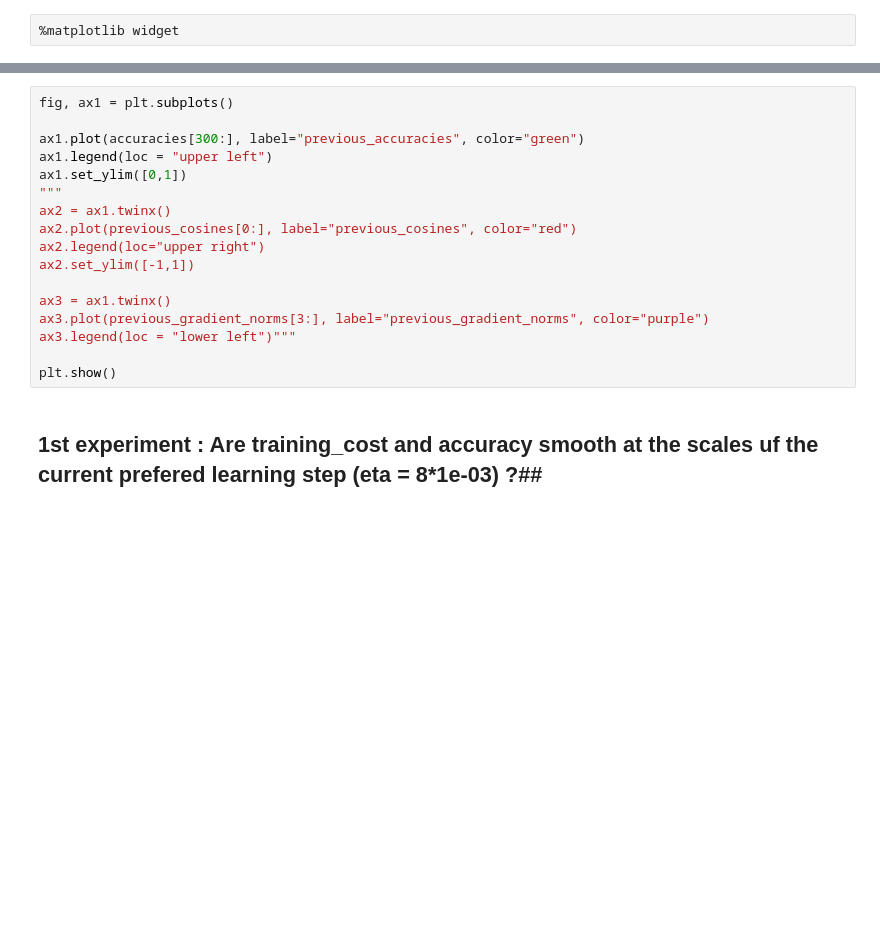
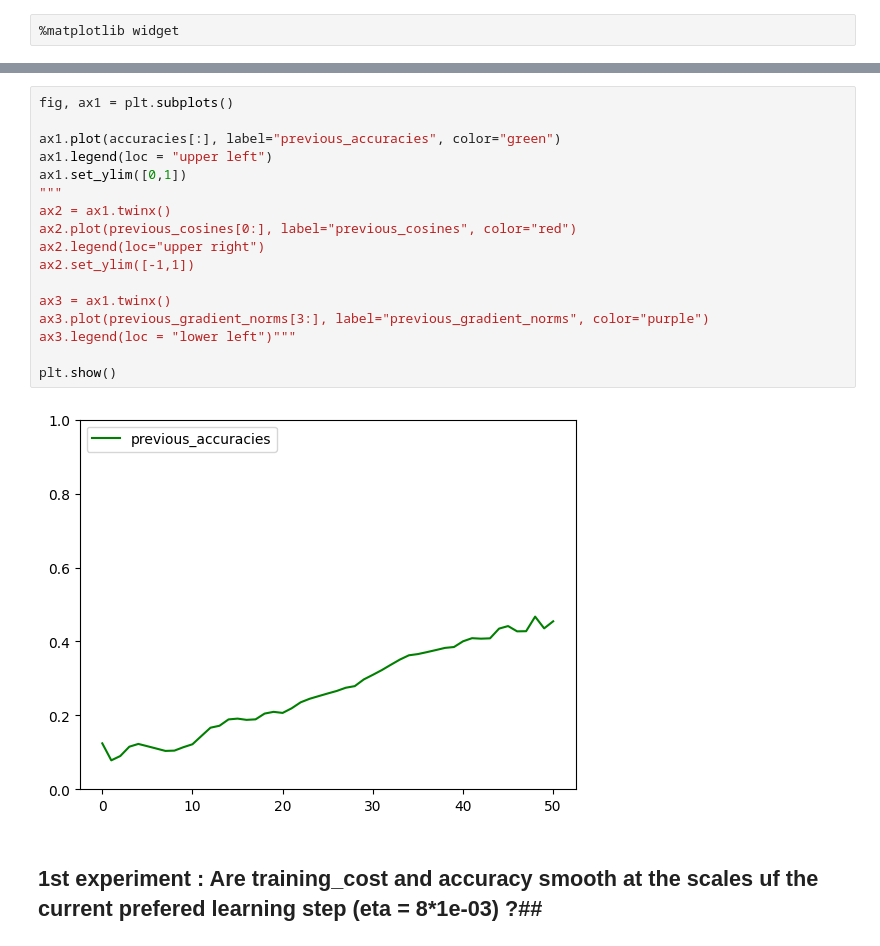
Before and after one commit to lucasabuela/my_first_nn, a Jupyter notebook: research.ipynb, the cells around one changed output, grey strips where cells are left out. Drawn from its saved outputs; the diff is of its cells as text; blank space fills up the shorter version.

```diff
--- a/research.ipynb
+++ b/research.ipynb
@@ -50,20 +49,22 @@ plt.show()
 # %%
 fig, ax1 = plt.subplots()
 
-ax1.plot(accuracies[300:], label="previous_accuracies", color="green")
+ax1.plot(accuracies[:], label="previous_accuracies", color="green")
 ax1.legend(loc = "upper left")
 ax1.set_ylim([0,1])
 """
 ax2 = ax1.twinx()
 ax2.plot(previous_cosines[0:], label="previous_cosines", color="red")
 ax2.legend(loc="upper right")
 ax2.set_ylim([-1,1])
 
 ax3 = ax1.twinx()
 ax3.plot(previous_gradient_norms[3:], label="previous_gradient_norms", color="purple")
 ax3.legend(loc = "lower left")"""
 
 plt.show()
+# %% [output]
+[figure, added]
 # %% [markdown]
 ## 1st experiment : Are training_cost and accuracy smooth at the scales uf the current prefered learning step (eta = 8*1e-03) ?##
 # %%
```
Also changed, not shown: parts of 10 cells of this notebook, 4 other files.
